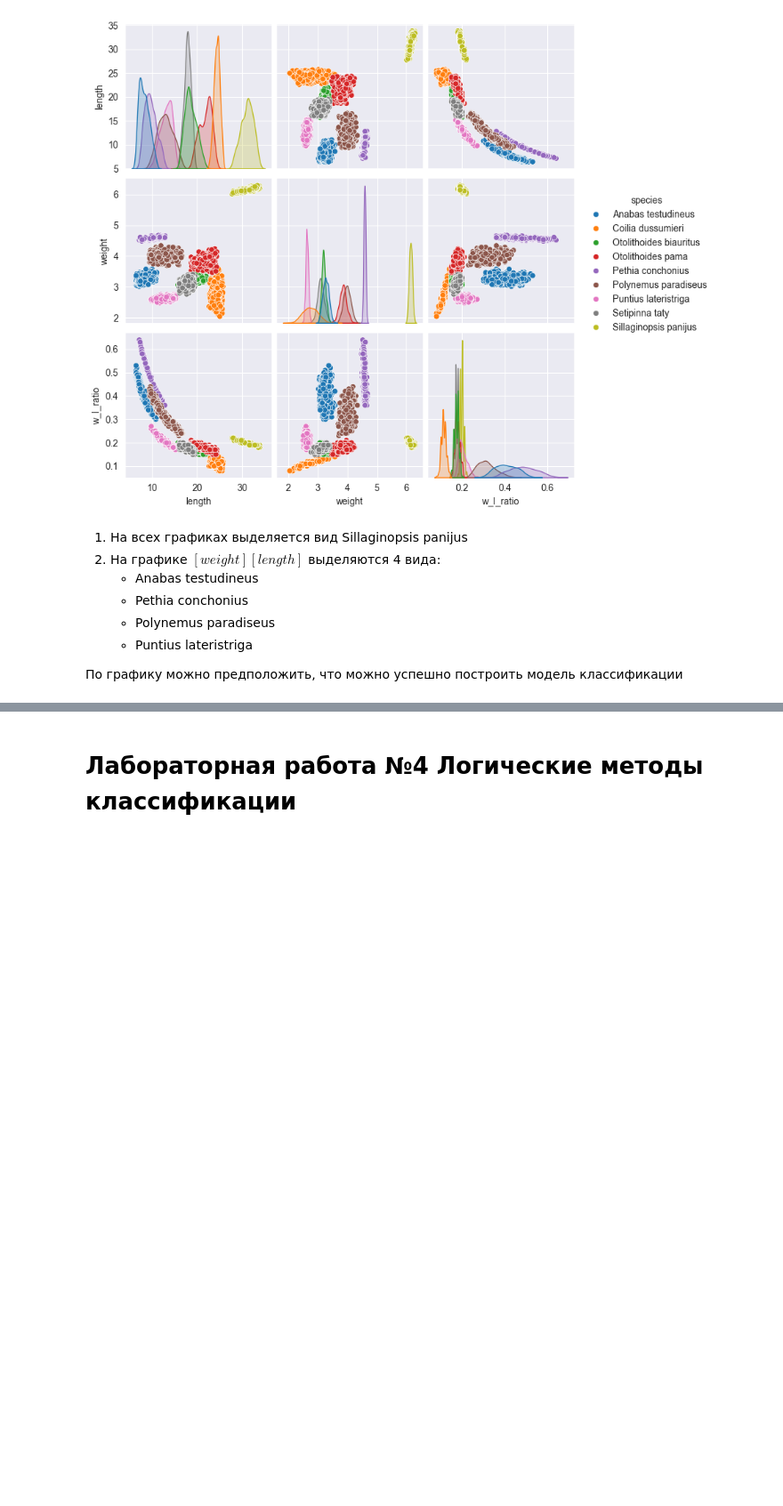
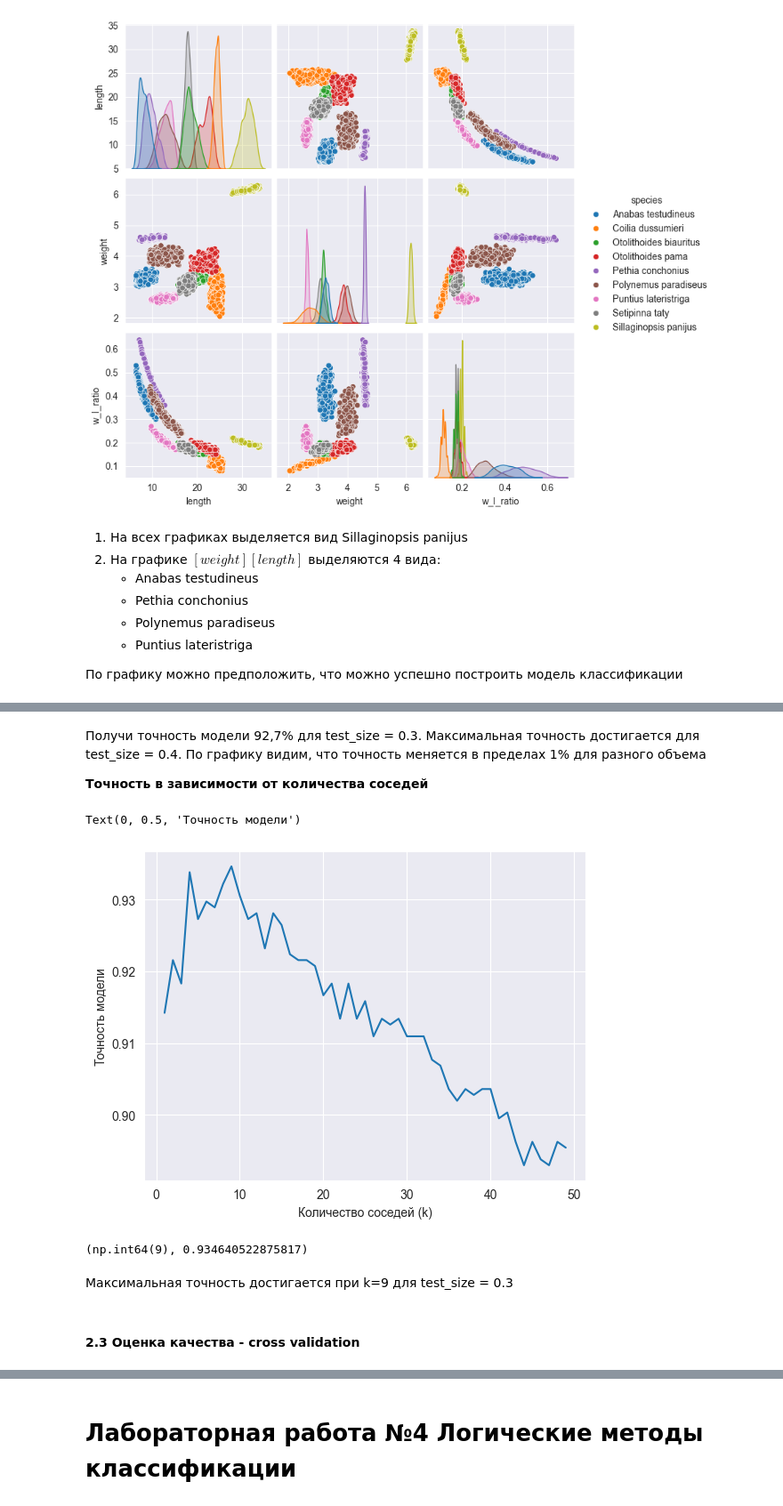
Before and after one commit to Shkuratova/CFA, a Jupyter notebook: Lab3-4/Lab3-4.ipynb, the cells around one changed output, grey strips where cells are left out. Shown: that part at 89% size. Cells and saved outputs as stored; diff of their text form; code cells hidden in the pictures; blank space fills up the shorter version.

```diff
--- a/Lab3-4/Lab3-4.ipynb
+++ b/Lab3-4/Lab3-4.ipynb
@@ -94,2 +112,29 @@ accur_count
+# %% [markdown]
+Получи точность модели 92,7% для test_size = 0.3.
+Максимальная точность достигается для test_size = 0.4.
+По графику видим, что точность меняется в пределах 1% для разного объема
+
+**Точность в зависимости от количества соседей**
+# %%
+accur = []
+k = list(range(1,50))
+for i in k:
+    accur.append(hold_out(k=i))
+
+plt.plot(k ,accur)
+plt.xlabel('Количество соседей (k)')
+plt.ylabel('Точность модели')
+# %% [output]
+Text(0, 0.5, 'Точность модели')
+[figure, added]
+# %%
+max_idx = np.argmax(accur)
+max_idx + 1, accur[max_idx]
+# %% [output]
+(np.int64(9), 0.934640522875817)
+# %% [markdown]
+Максимальная точность достигается при k=9 для test_size = 0.3
+# %% [markdown]
+#### 2.3 Оценка качества - cross validation
 # %%
 from sklearn.model_selection import cross_val_score
```
Also changed, not shown: parts of 29 cells of this notebook.
